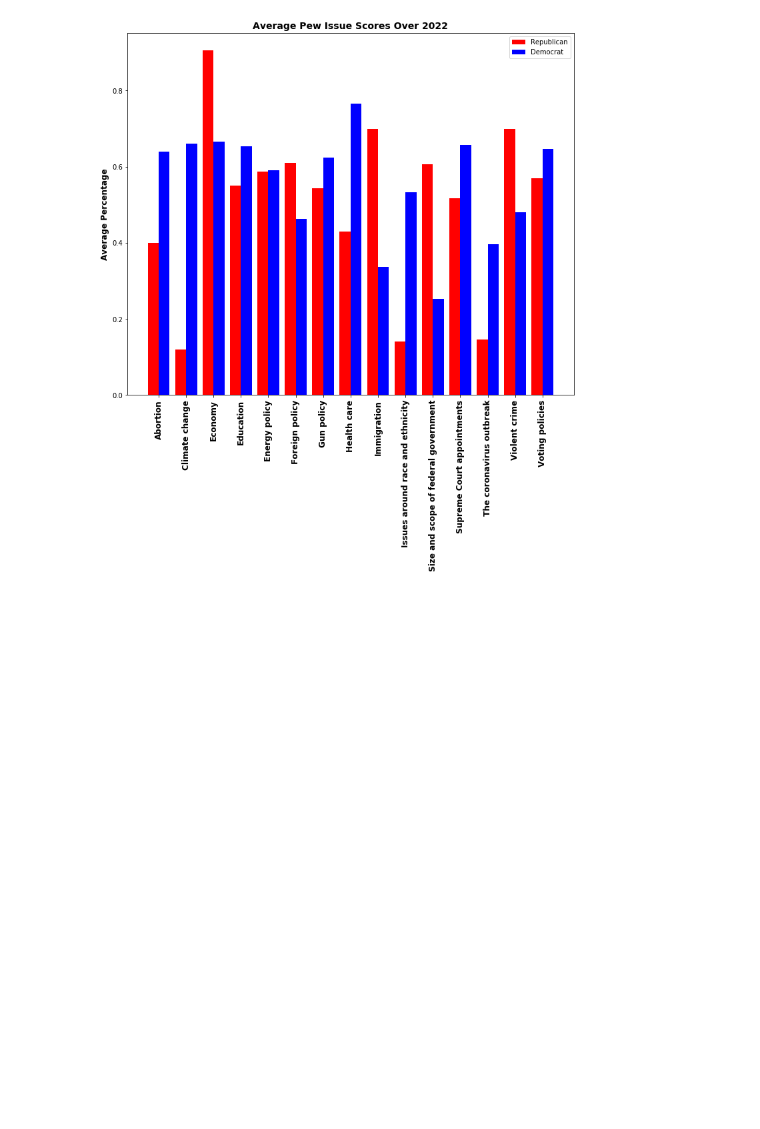
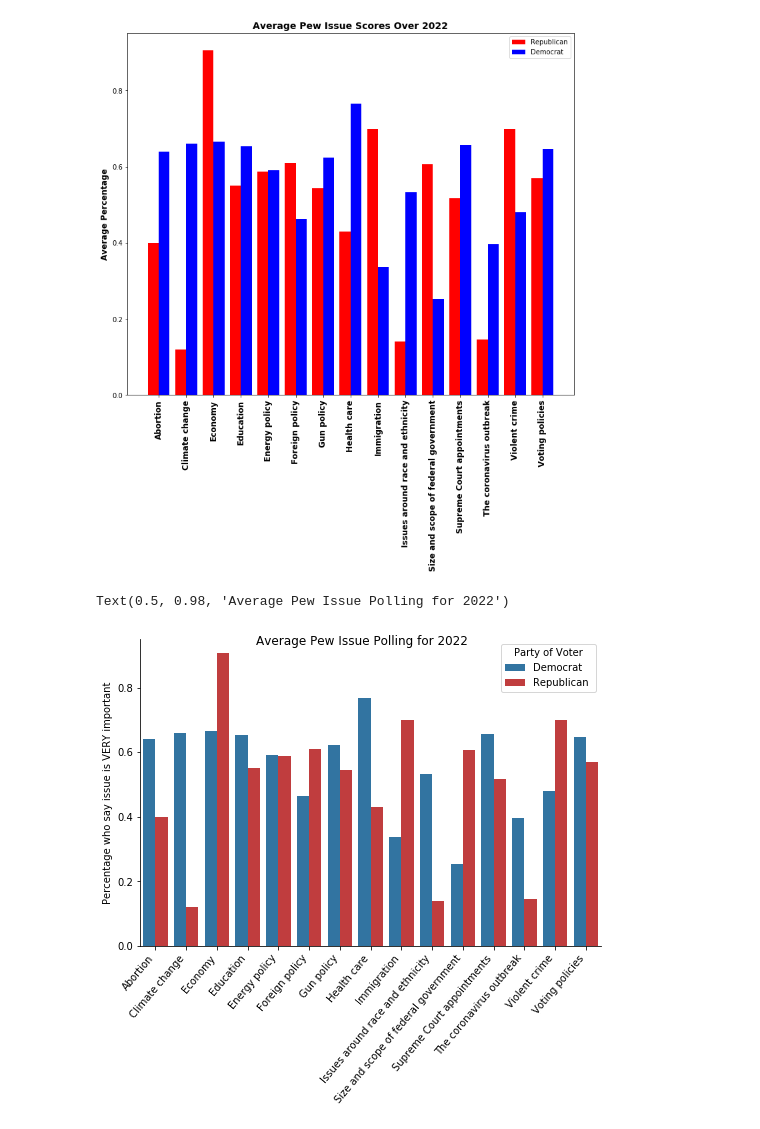
Before and after one commit to rileyschenck/milestoneproject, a Jupyter notebook: pew_issue_data.ipynb, the cells around one changed output. Cells and saved outputs as stored; diff of their text form; code cells hidden in the pictures; blank space fills up the shorter version.

```diff
--- a/pew_issue_data.ipynb
+++ b/pew_issue_data.ipynb
@@ -89,3 +90,22 @@ plt.xticks(rotation=90)
 plt.show()
 # %% [output]
 [figure]
+# %%
+#sns.set_theme(style="whitegrid")
+palette = {
+    'Democrat': 'tab:blue',
+    'Republican ': 'tab:red',
+}
+g = sns.catplot(
+    data=grouped_data, kind="bar",
+    x="issue", y="Value", hue="Party ", legend = None,
+    palette=palette, aspect=1.5)
+plt.xticks(rotation=(50), ha='right')
+plt.legend(loc='upper right', title='Party of Voter')
+#sns.move_legend(ax, "center right")
+#g.despine(left=True)
+g.set_axis_labels("","Percentage who say issue is VERY important" )
+g.fig.suptitle("Average Pew Issue Polling for 2022")
+# %% [output]
+Text(0.5, 0.98, 'Average Pew Issue Polling for 2022')
+[figure, added]
```
Also changed, not shown: parts of 2 cells of this notebook, 1 other file.
